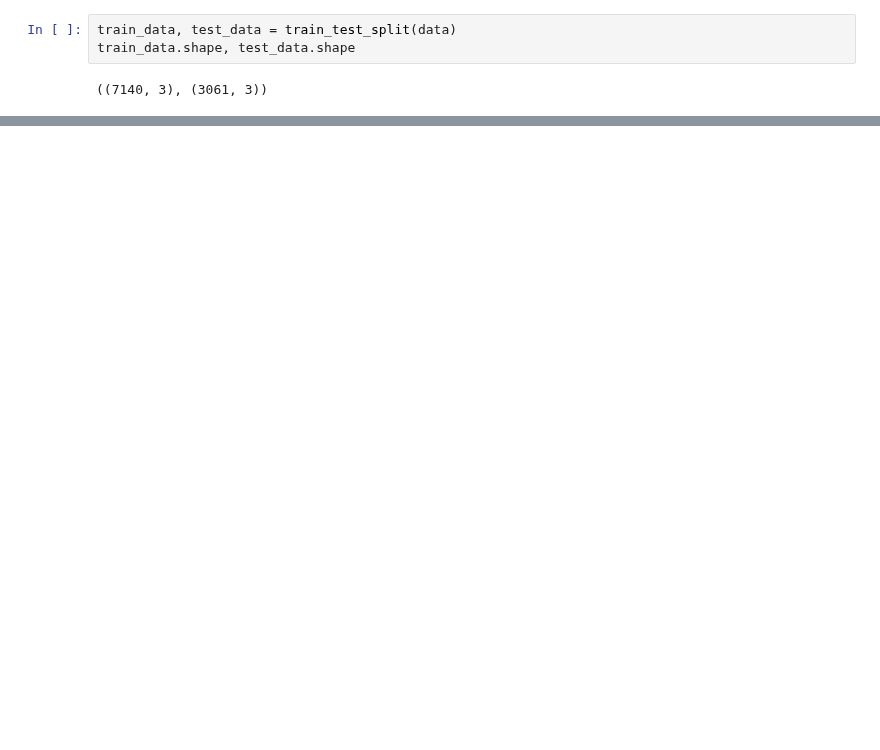
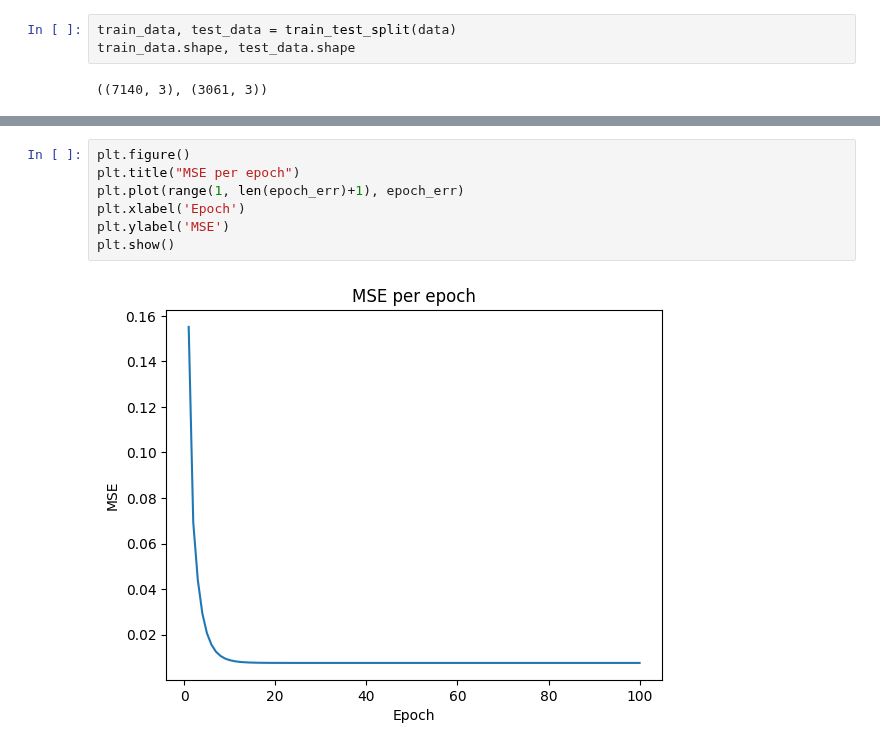
Before and after one commit to imraunav/Deep-Learning-and-Applications, a Jupyter notebook: regression_bivariate.ipynb, the cells around one changed output, grey strips where cells are left out. Saved outputs shown, nothing was run; the diff lists cells and outputs as text; blank space fills up the shorter version.

```diff
--- a/regression_bivariate.ipynb
+++ b/regression_bivariate.ipynb
@@ -52,0 +73,9 @@ plt.show()
+# %%
+plt.figure()
+plt.title("MSE per epoch")
+plt.plot(range(1, len(epoch_err)+1), epoch_err)
+plt.xlabel('Epoch')
+plt.ylabel('MSE')
+plt.show()
+# %% [output]
+[figure, added]
```
Also changed, not shown: parts of 10 cells of this notebook, 3 other files.
